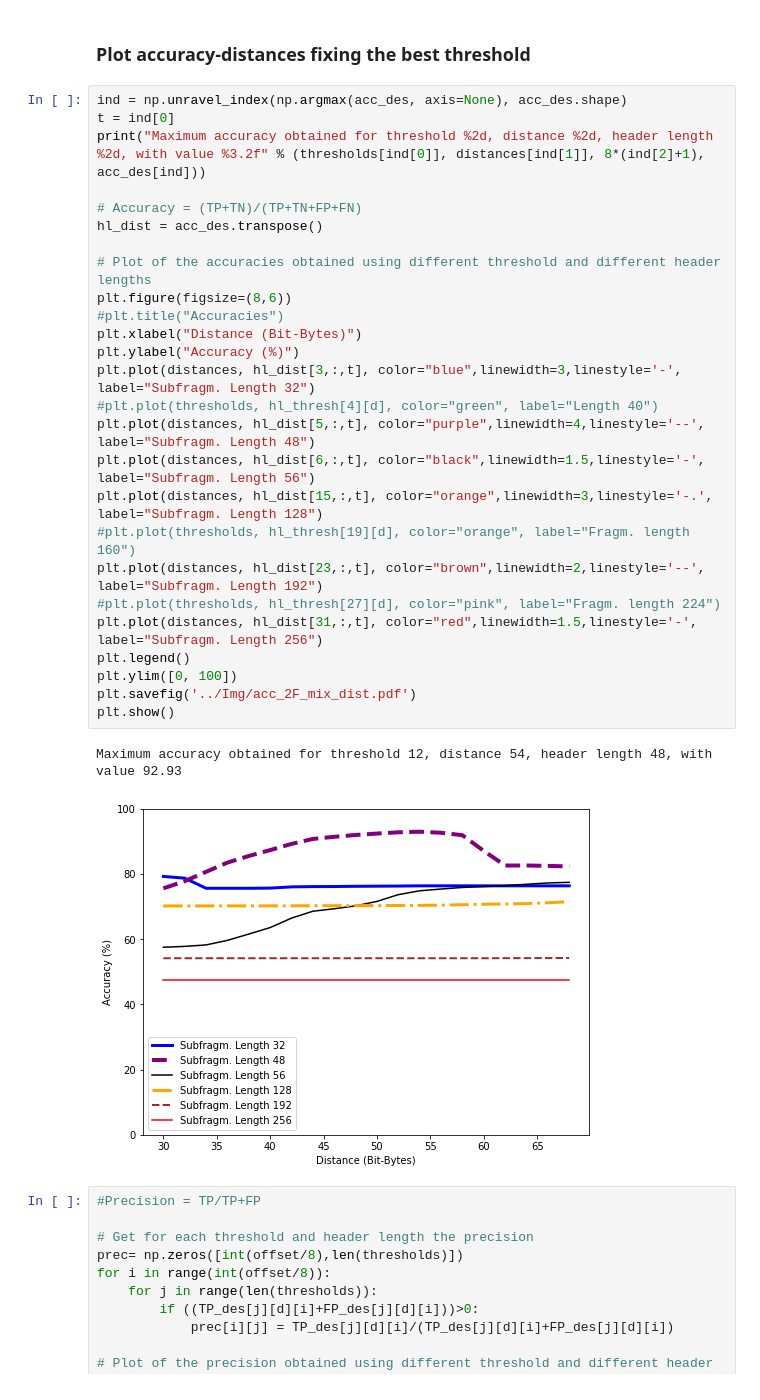
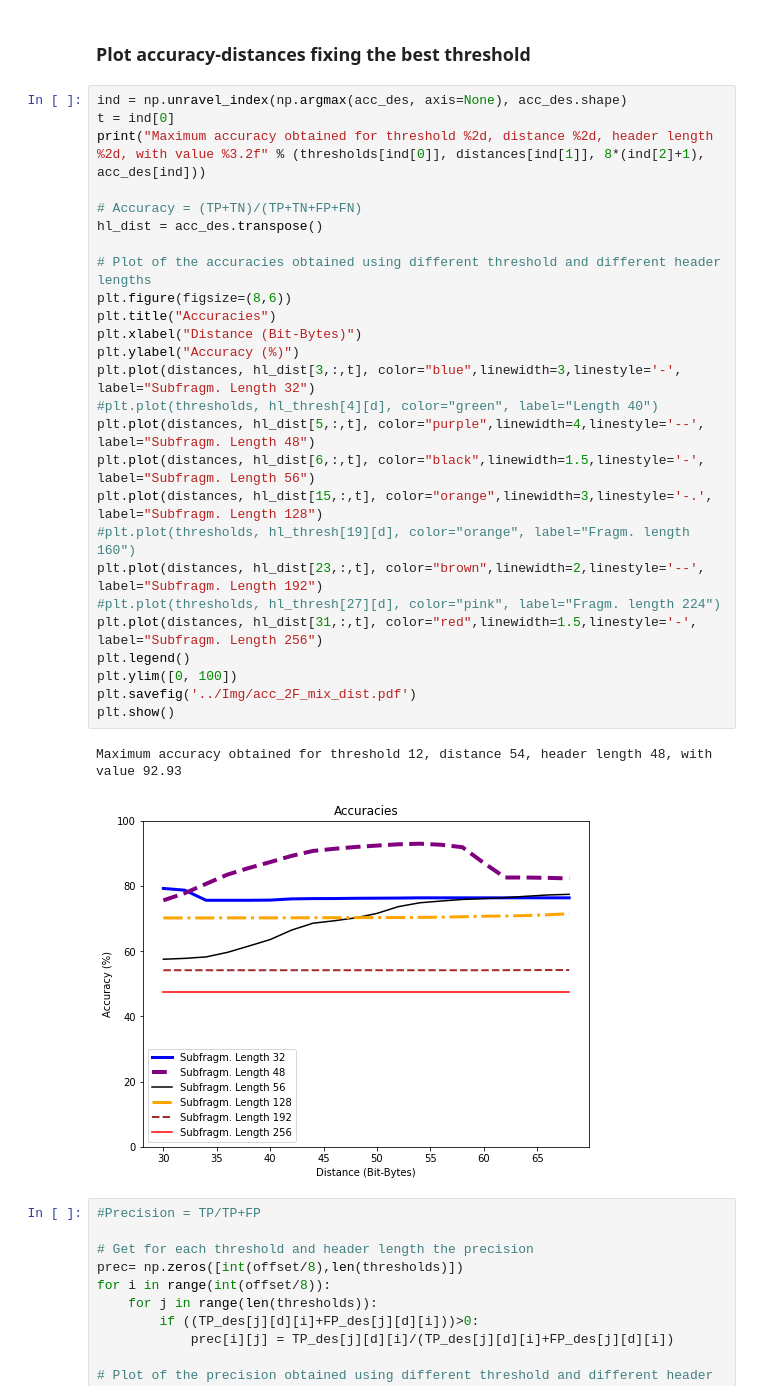
Before and after one commit to gomitolof/DAA-for-Ransomware-detection, a Jupyter notebook: models_mix/2F_mix.ipynb, the cells around one changed output. Saved outputs shown, nothing was run; the diff lists cells and outputs as text.

Commit message:
New Distance graph

```diff
--- a/models_mix/2F_mix.ipynb
+++ b/models_mix/2F_mix.ipynb
@@ -290,32 +290,32 @@ Maximum accuracy obtained for threshold 12, distance 54, header length 48, with
 # %%
 ind = np.unravel_index(np.argmax(acc_des, axis=None), acc_des.shape)
 t = ind[0]
 print("Maximum accuracy obtained for threshold %2d, distance %2d, header length %2d, with value %3.2f" % (thresholds[ind[0]], distances[ind[1]], 8*(ind[2]+1), acc_des[ind]))
 
 # Accuracy = (TP+TN)/(TP+TN+FP+FN)
 hl_dist = acc_des.transpose()
 
 # Plot of the accuracies obtained using different threshold and different header lengths
 plt.figure(figsize=(8,6))
-#plt.title("Accuracies")
+plt.title("Accuracies")
 plt.xlabel("Distance (Bit-Bytes)")
 plt.ylabel("Accuracy (%)")
 plt.plot(distances, hl_dist[3,:,t], color="blue",linewidth=3,linestyle='-', label="Subfragm. Length 32")
 #plt.plot(thresholds, hl_thresh[4][d], color="green", label="Length 40")
 plt.plot(distances, hl_dist[5,:,t], color="purple",linewidth=4,linestyle='--', label="Subfragm. Length 48")
 plt.plot(distances, hl_dist[6,:,t], color="black",linewidth=1.5,linestyle='-', label="Subfragm. Length 56")
 plt.plot(distances, hl_dist[15,:,t], color="orange",linewidth=3,linestyle='-.', label="Subfragm. Length 128")
 #plt.plot(thresholds, hl_thresh[19][d], color="orange", label="Fragm. length 160")
 plt.plot(distances, hl_dist[23,:,t], color="brown",linewidth=2,linestyle='--', label="Subfragm. Length 192")
 #plt.plot(thresholds, hl_thresh[27][d], color="pink", label="Fragm. length 224")
 plt.plot(distances, hl_dist[31,:,t], color="red",linewidth=1.5,linestyle='-', label="Subfragm. Length 256")
 plt.legend()
 plt.ylim([0, 100])
 plt.savefig('../Img/acc_2F_mix_dist.pdf')
 plt.show()
 # %% [output]
 Maximum accuracy obtained for threshold 12, distance 54, header length 48, with value 92.93
-[figure, old version]
+[figure, new version]
 # %%
 #Precision = TP/TP+FP
 
```
Also changed, not shown: 5 other files.
